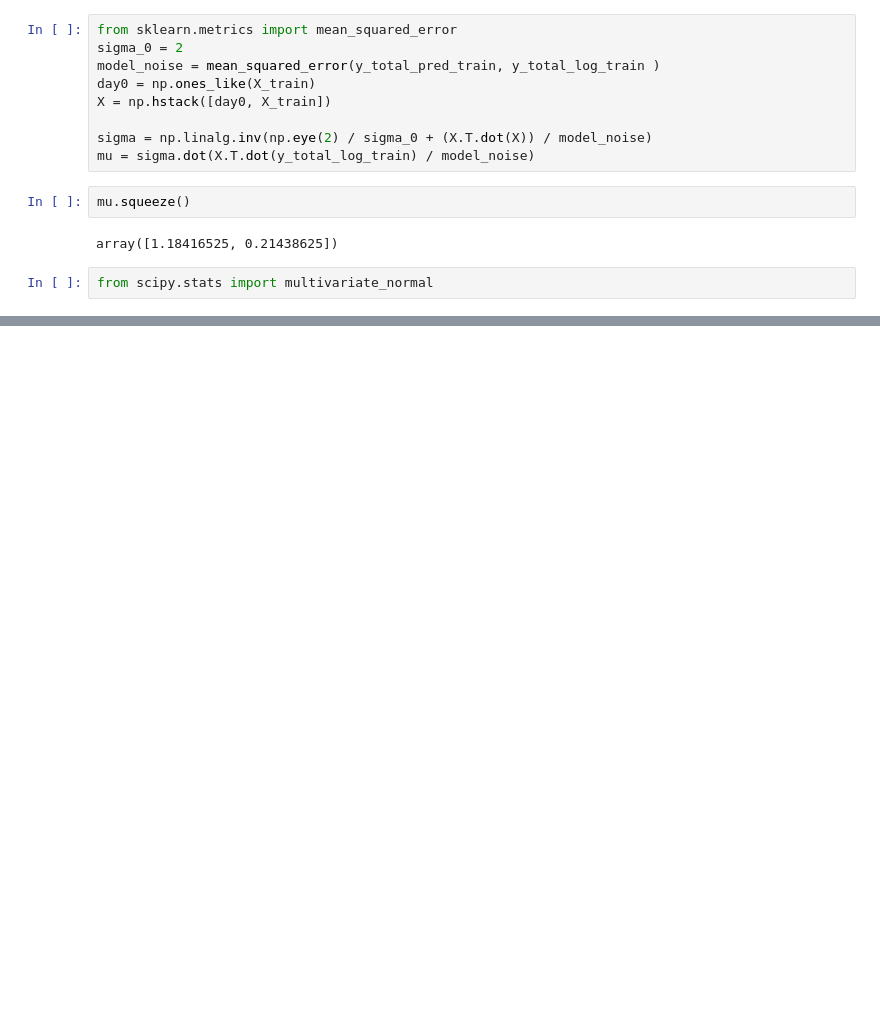
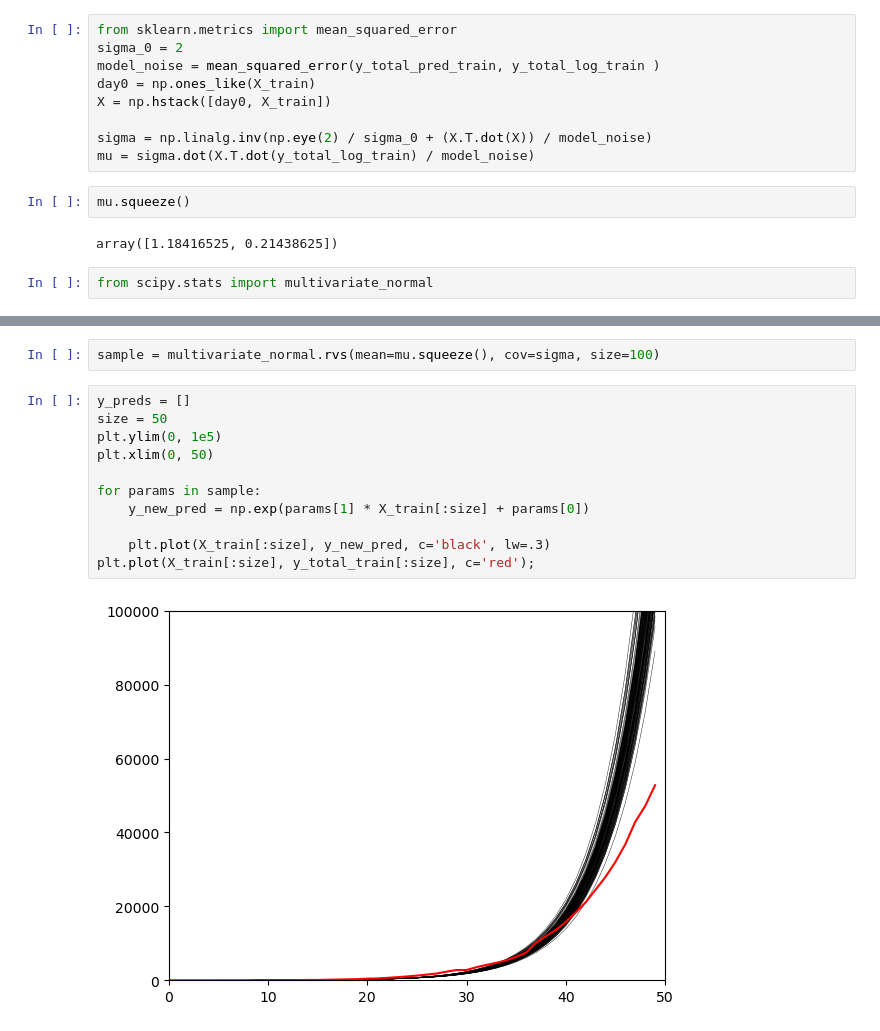
Before and after one commit to Kirinari/MADE_advanced_ml, a Jupyter notebook: homewrok1.ipynb, the cells around one changed output, grey strips where cells are left out. Drawn from its saved outputs; the diff is of its cells as text; blank space fills up the shorter version.

```diff
--- a/homewrok1.ipynb
+++ b/homewrok1.ipynb
@@ -175,3 +175,18 @@ plt.figure(figsize=(15, 10))
 plt.pcolormesh(X, Y, Z, cmap=plt.cm.jet, shading='auto');
 # %% [output]
 [figure]
+# %%
+sample = multivariate_normal.rvs(mean=mu.squeeze(), cov=sigma, size=100)
+# %%
+y_preds = []
+size = 50
+plt.ylim(0, 1e5)
+plt.xlim(0, 50)
+
+for params in sample:
+    y_new_pred = np.exp(params[1] * X_train[:size] + params[0])
+
+    plt.plot(X_train[:size], y_new_pred, c='black', lw=.3)
+plt.plot(X_train[:size], y_total_train[:size], c='red');
+# %% [output]
+[figure, added]
```
Also changed, not shown: parts of 13 cells of this notebook.
